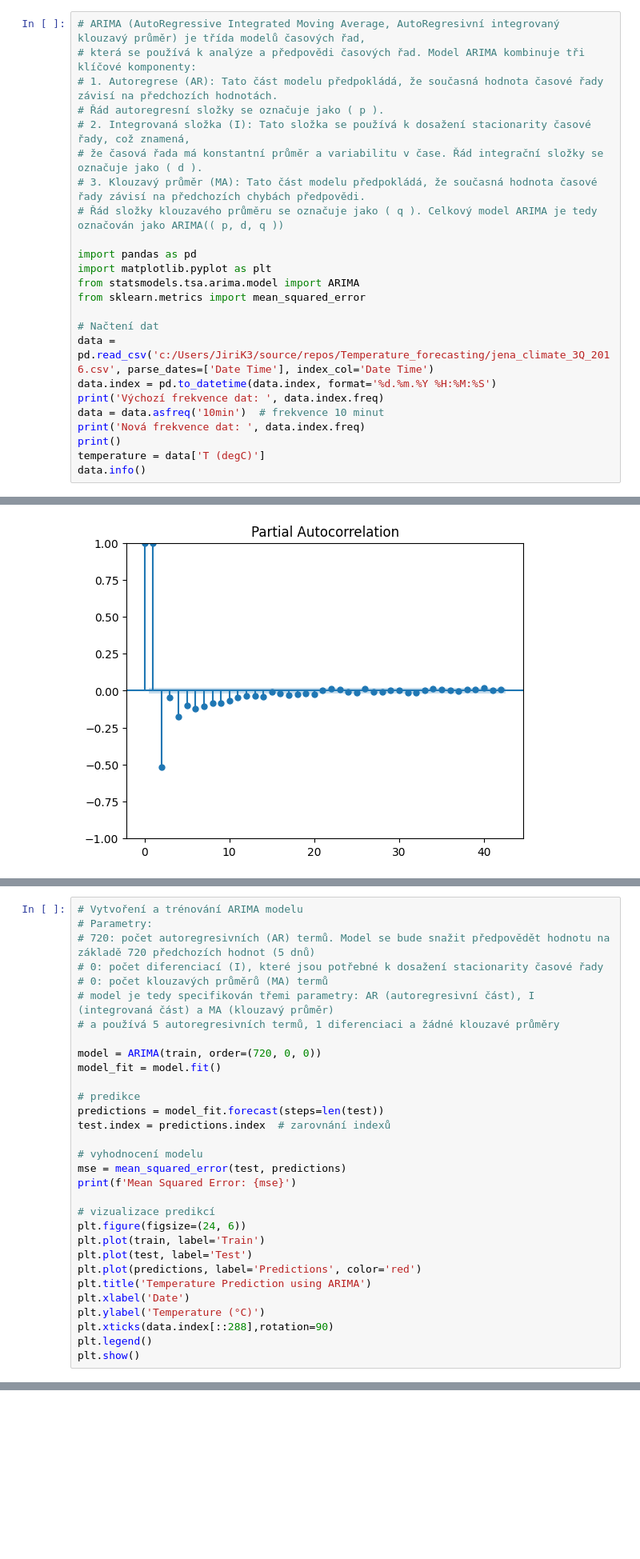
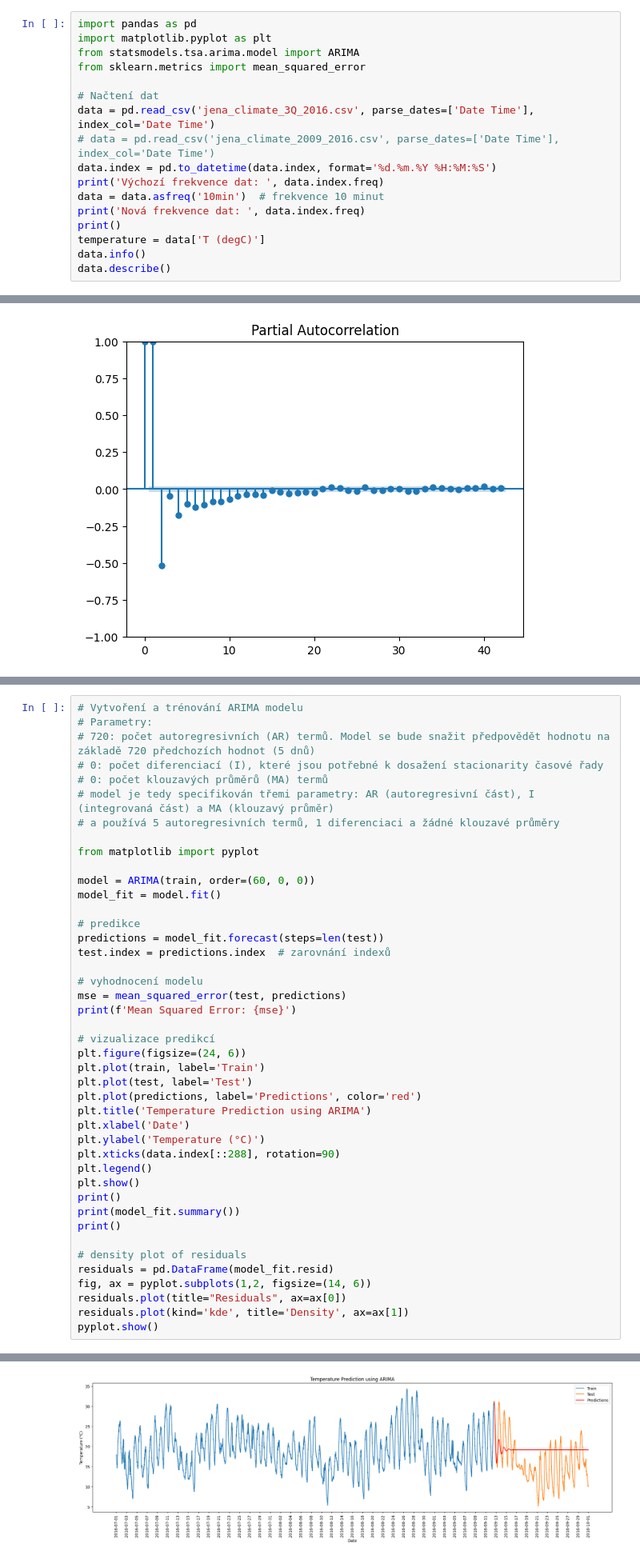
Before and after one commit to OK2JKZ/Temperature_forecasting, a Jupyter notebook: Temperature_forecasting.ipynb, the cells around one changed output, grey strips where cells are left out. Shown at 80% size. Cells and saved outputs as stored; diff of their text form; blank space fills up the shorter version.

```diff
--- a/Temperature_forecasting.ipynb
+++ b/Temperature_forecasting.ipynb
@@ -554,20 +577,12 @@ KeyboardInterrupt:
 # %%
-# ARIMA (AutoRegressive Integrated Moving Average, AutoRegresivní integrovaný klouzavý průměr) je třída modelů časových řad,
-# která se používá k analýze a předpovědi časových řad. Model ARIMA kombinuje tři klíčové komponenty:
-# 1. Autoregrese (AR): Tato část modelu předpokládá, že současná hodnota časové řady závisí na předchozích hodnotách.
-# Řád autoregresní složky se označuje jako ( p ).
-# 2. Integrovaná složka (I): Tato složka se používá k dosažení stacionarity časové řady, což znamená,
-# že časová řada má konstantní průměr a variabilitu v čase. Řád integrační složky se označuje jako ( d ).
-# 3. Klouzavý průměr (MA): Tato část modelu předpokládá, že současná hodnota časové řady závisí na předchozích chybách předpovědi.
-# Řád složky klouzavého průměru se označuje jako ( q ). Celkový model ARIMA je tedy označován jako ARIMA(( p, d, q ))
-
 import pandas as pd
 import matplotlib.pyplot as plt
 from statsmodels.tsa.arima.model import ARIMA
 from sklearn.metrics import mean_squared_error
 
 # Načtení dat
-data = pd.read_csv('c:/Users/JiriK3/source/repos/Temperature_forecasting/jena_climate_3Q_2016.csv', parse_dates=['Date Time'], index_col='Date Time')
+data = pd.read_csv('jena_climate_3Q_2016.csv', parse_dates=['Date Time'], index_col='Date Time')
+# data = pd.read_csv('jena_climate_2009_2016.csv', parse_dates=['Date Time'], index_col='Date Time')
 data.index = pd.to_datetime(data.index, format='%d.%m.%Y %H:%M:%S')
 print('Výchozí frekvence dat: ', data.index.freq)
 data = data.asfreq('10min')  # frekvence 10 minut
@@ -575,6 +590,7 @@ print('Nová frekvence dat: ', data.index.freq)
 print()
 temperature = data['T (degC)']
 data.info()
+data.describe()
 # %% [output]
 Výchozí frekvence dat:  None
 Nová frekvence dat:  <10 * Minutes>
@@ -733,7 +911,9 @@ look-up table. The actual p-value is smaller than the p-value returned.
 # model je tedy specifikován třemi parametry: AR (autoregresivní část), I (integrovaná část) a MA (klouzavý průměr)
 # a používá 5 autoregresivních termů, 1 diferenciaci a žádné klouzavé průměry
 
-model = ARIMA(train, order=(720, 0, 0))
+from matplotlib import pyplot
+
+model = ARIMA(train, order=(60, 0, 0))
 model_fit = model.fit()
 
 # predikce
@@ -752,6 +932,17 @@ plt.plot(predictions, label='Predictions', color='red')
 plt.title('Temperature Prediction using ARIMA')
 plt.xlabel('Date')
 plt.ylabel('Temperature (°C)')
-plt.xticks(data.index[::288],rotation=90)
+plt.xticks(data.index[::288], rotation=90)
 plt.legend()
 plt.show()
+print()
+print(model_fit.summary())
+print()
+
+# density plot of residuals
+residuals = pd.DataFrame(model_fit.resid)
+fig, ax = pyplot.subplots(1,2, figsize=(14, 6))
+residuals.plot(title="Residuals", ax=ax[0])
+residuals.plot(kind='kde', title='Density', ax=ax[1])
+pyplot.show()
+# %% [output]
@@ -757,0 +950 @@ plt.show()
+[figure, added]
```
Also changed, not shown: parts of 30 cells of this notebook.
